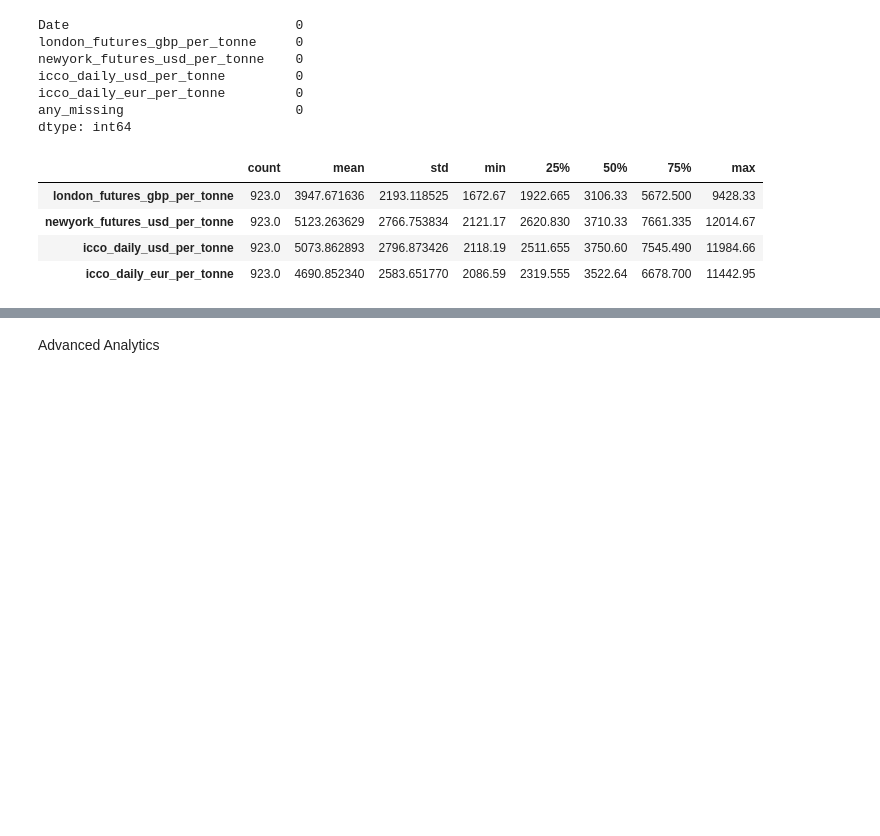
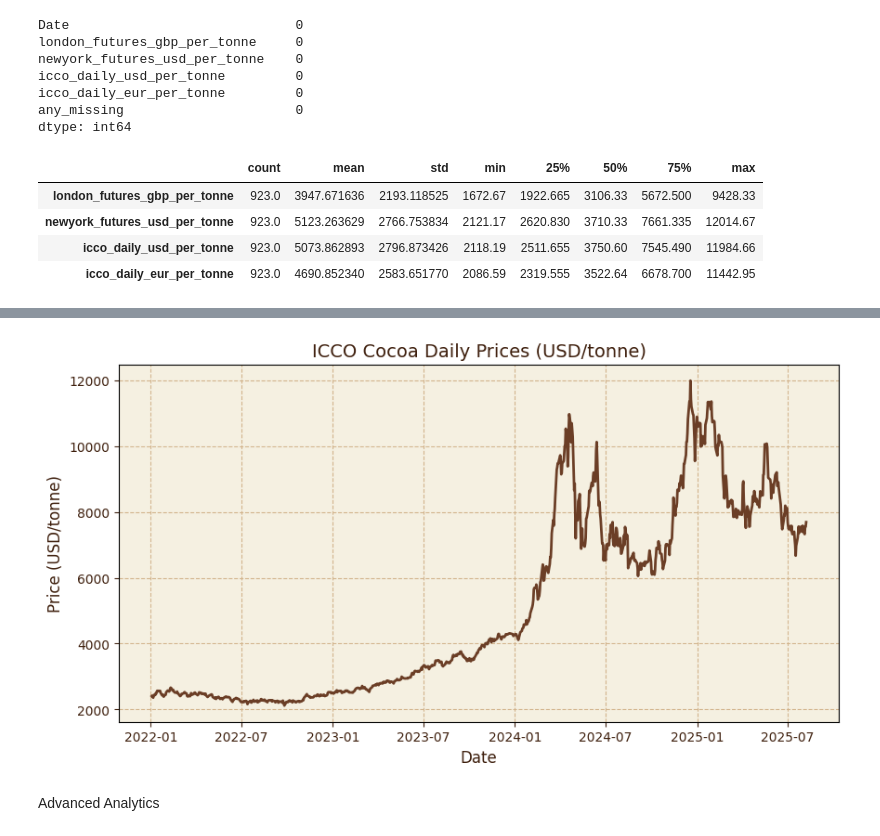
Before and after one commit to Lina060992/Chocolate, a Jupyter notebook: cocoa_prices_2022_2025.ipynb, the cells around one changed output, grey strips where cells are left out. Saved outputs shown, nothing was run; the diff lists cells and outputs as text; code cells hidden in the pictures; blank space fills up the shorter version.

```diff
--- a/cocoa_prices_2022_2025.ipynb
+++ b/cocoa_prices_2022_2025.ipynb
@@ -261,3 +258,33 @@ df_sql.set_index("Date")["icco_daily_usd_per_tonne"].plot(
+# %%
+import matplotlib.pyplot as plt
+
+# Set figure size
+plt.figure(figsize=(10,5))
+
+# Plot cocoa prices with chocolate theme
+df_sql.set_index("Date")["icco_daily_usd_per_tonne"].plot(
+    color="#6B3E26",  # rich cocoa brown
+    linewidth=2
+)
+
+# Title and labels
+plt.title("ICCO Cocoa Daily Prices (USD/tonne)", fontsize=14, color="#3E1F0D")
+plt.xlabel("Date", fontsize=12, color="#3E1F0D")
+plt.ylabel("Price (USD/tonne)", fontsize=12, color="#3E1F0D")
+
+# Chocolate-colored grid
+plt.grid(color="#D2B48C", linestyle="--", linewidth=0.8)  # light tan grid
+
+# Background color
+plt.gca().set_facecolor("#F5F0E1")  # creamy chocolate background
+
+# Optional: set tick colors to match theme
+plt.tick_params(axis='x', colors="#3E1F0D")
+plt.tick_params(axis='y', colors="#3E1F0D")
+
+plt.show()
+# %% [output]
+[figure, added]
 # %% [markdown]
 Advanced Analytics
 # %%
```
Also changed, not shown: parts of 9 cells of this notebook, 1 other file.
